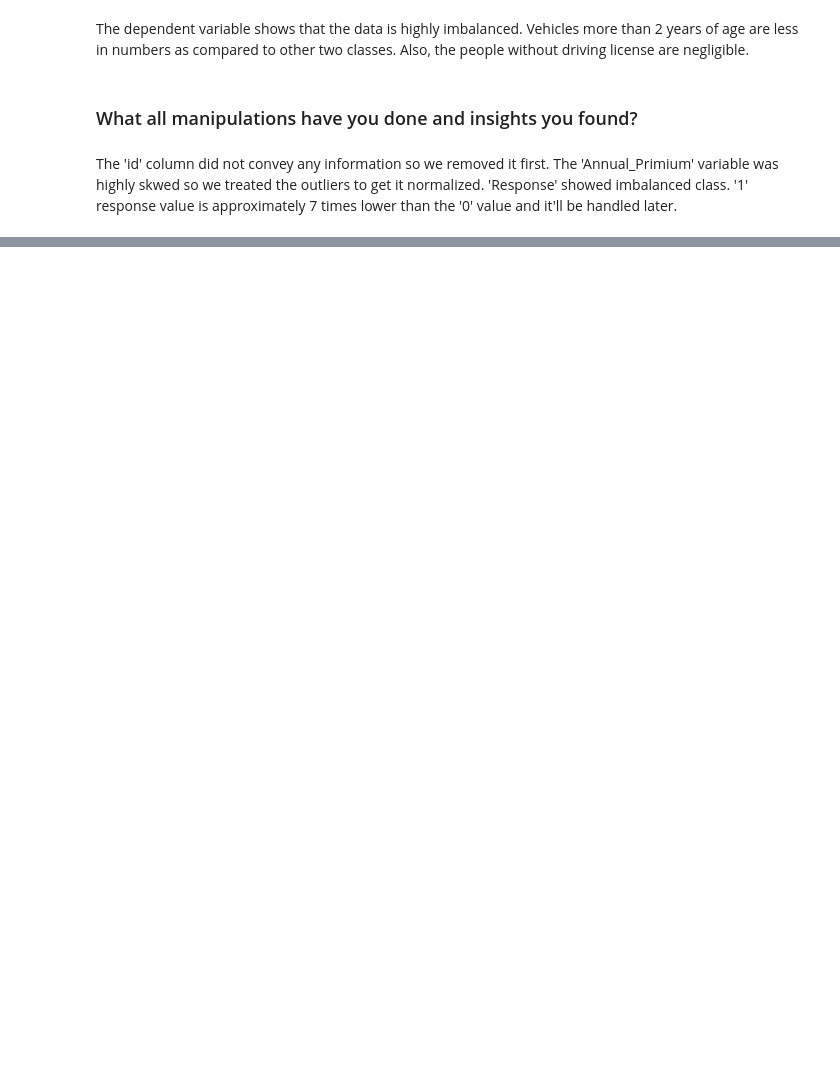
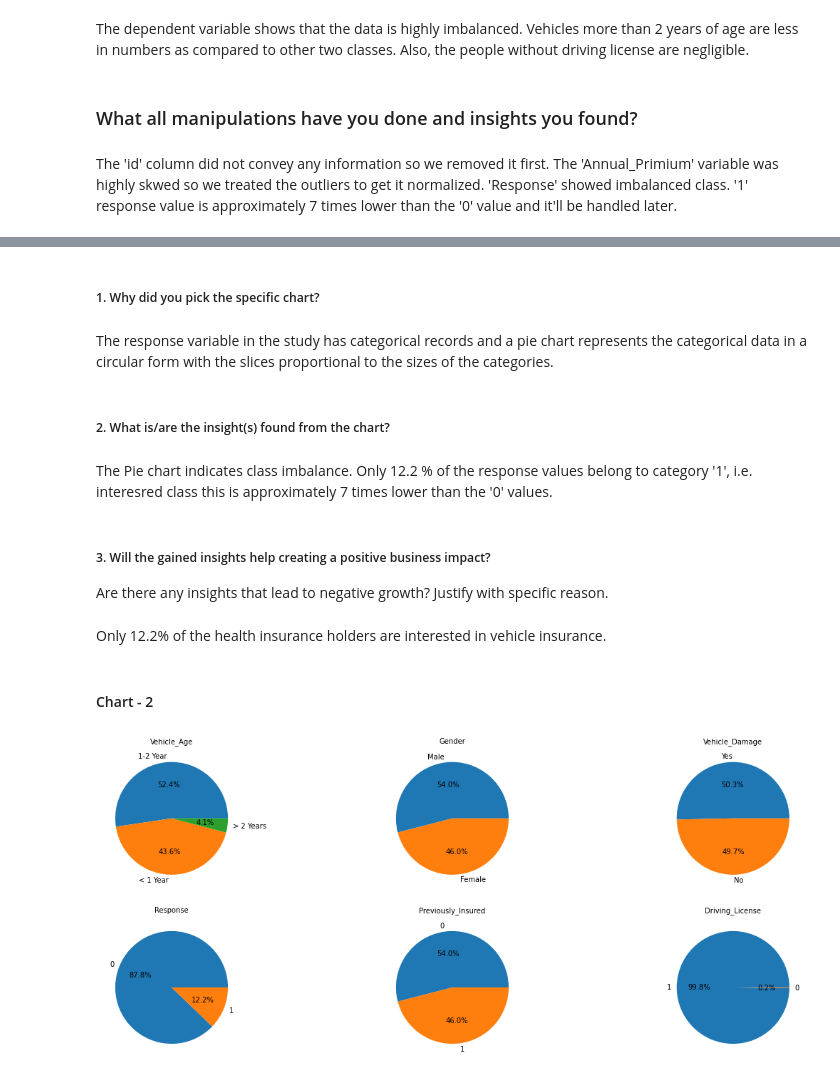
Before and after one commit to DharmeshRV/Health-Insurance-Cross-Sell-Prediction, a Jupyter notebook: Health_Insurance_Cross_Sell_Predictiond0.ipynb, the cells around one changed output, grey strips where cells are left out. Drawn from its saved outputs; the diff is of its cells as text; code cells hidden in the pictures; blank space fills up the shorter version.

```diff
--- a/Health_Insurance_Cross_Sell_Predictiond0.ipynb
+++ b/Health_Insurance_Cross_Sell_Predictiond0.ipynb
@@ -287,0 +301,27 @@ The 'id' column did not convey any information so we removed it first. The 'Annu
+# %% [markdown]
+##### 1. Why did you pick the specific chart?
+# %% [markdown]
+The response variable in the study has categorical records and a pie chart represents the categorical data in a circular form with the slices proportional to the sizes of the categories.
+# %% [markdown]
+##### 2. What is/are the insight(s) found from the chart?
+# %% [markdown]
+The Pie chart indicates class imbalance. Only 12.2 % of the response values belong to category '1', i.e. interesred class this is approximately 7 times lower than the '0' values.
+# %% [markdown]
+##### 3. Will the gained insights help creating a positive business impact?
+Are there any insights that lead to negative growth? Justify with specific reason.
+# %% [markdown]
+Only 12.2% of the health insurance holders are interested in vehicle insurance.
+# %% [markdown]
+#### Chart - 2
+# %%
+# Chart - 2 visualization code: Distribution of categorical features via pie chart
+
+plt.figure(figsize=(20,8))
+pie=1
+for col in categorical_columns:
+  plt.subplot(2, 3, pie)
+  plt.pie(dataset[col].value_counts(),labels=dataset[col].value_counts().index,autopct='%1.1f%%')
+  plt.title(col,fontsize=10)
+  pie+=1
+# %% [output]
+[figure, added]
```
Also changed, not shown: parts of 33 cells of this notebook.
